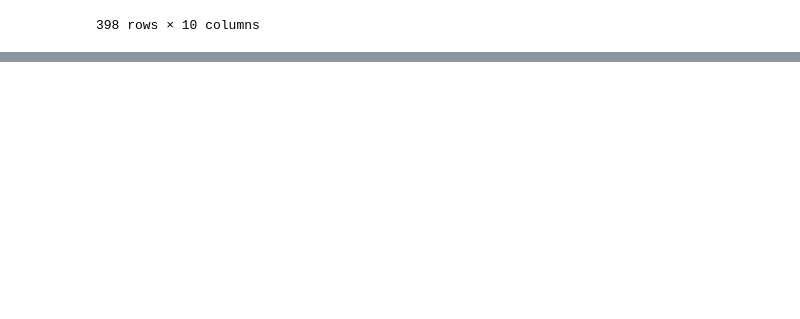
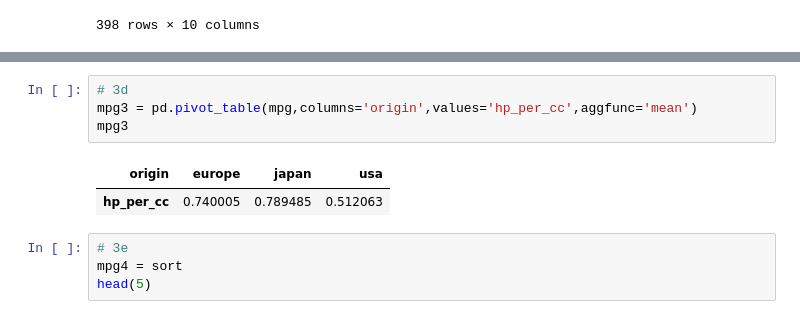
Before and after one commit to SpearXirus/big-company-project, a Jupyter notebook: Pandas_연습문제.ipynb, the cells around one changed output, grey strips where cells are left out. Cells and saved outputs as stored; diff of their text form; blank space fills up the shorter version.

```diff
--- a/Pandas_연습문제.ipynb
+++ b/Pandas_연습문제.ipynb
@@ -129,0 +164,11 @@ mpg
+# %%
+# 3d
+mpg3 = pd.pivot_table(mpg,columns='origin',values='hp_per_cc',aggfunc='mean')
+mpg3
+# %% [output]
+| origin | europe | japan | usa |
+| hp_per_cc | 0.740005 | 0.789485 | 0.512063 |
+# %%
+# 3e
+mpg4 = sort
+head(5)
```
Also changed, not shown: parts of 10 cells of this notebook.
